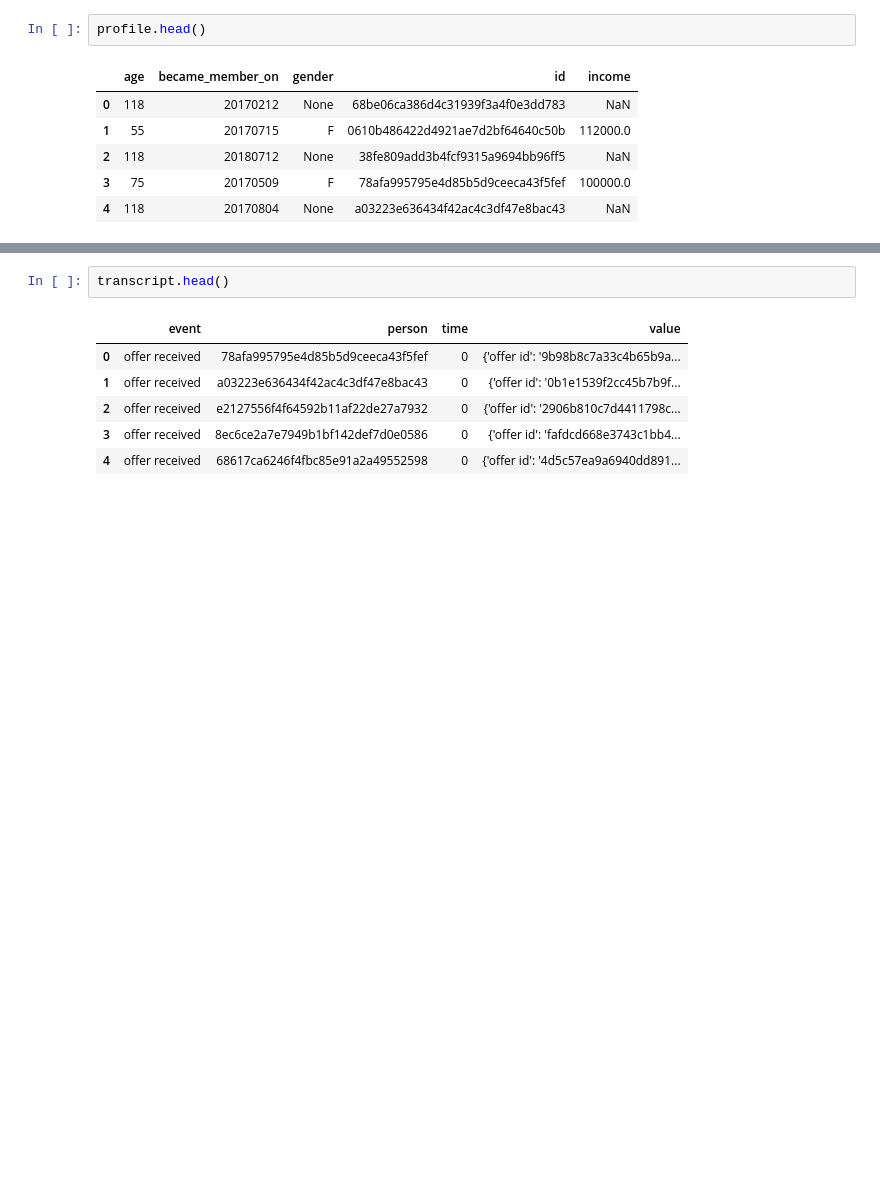
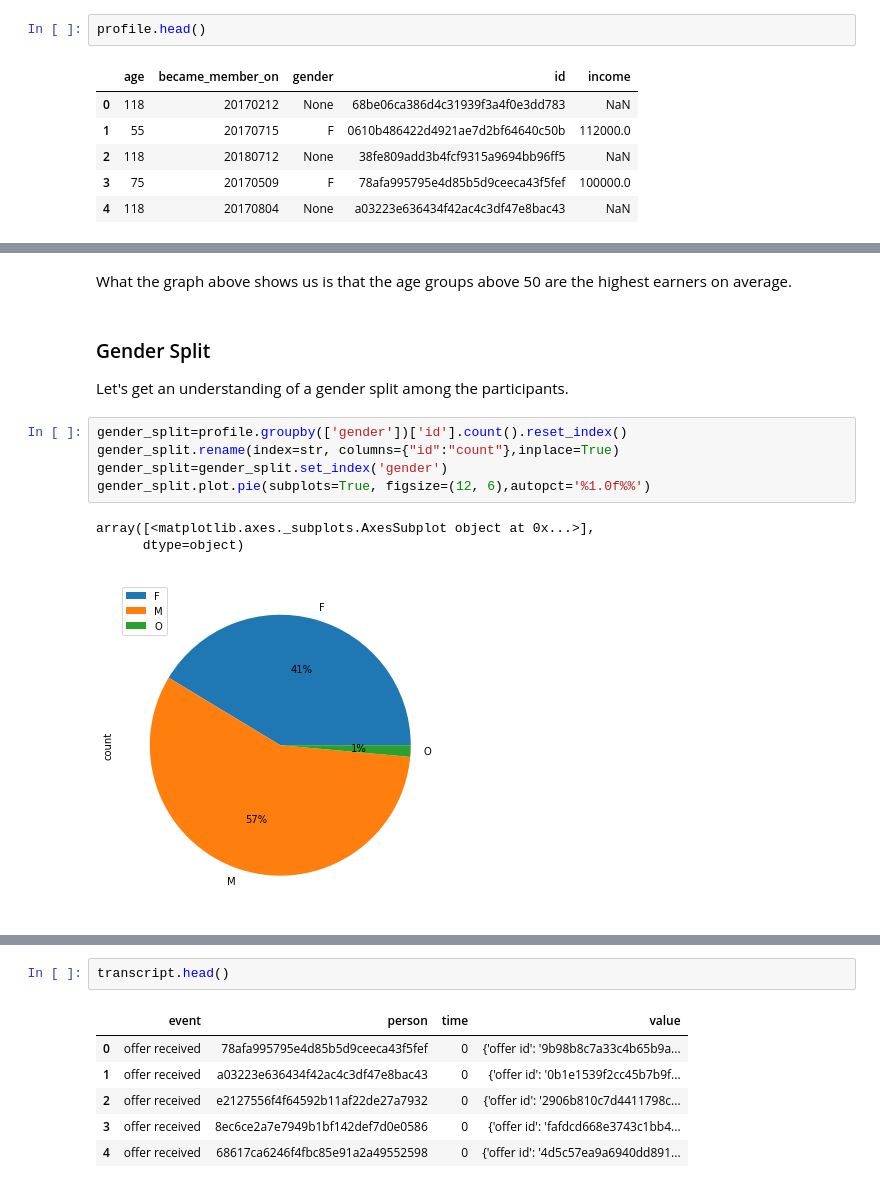
Before and after one commit to mxolisi/starbucks_coffee, a Jupyter notebook: Starbucks_Capstone_notebook.ipynb, the cells around one changed output, grey strips where cells are left out. Cells and saved outputs as stored; diff of their text form; blank space fills up the shorter version.

Commit message:
Initial data understanding code

```diff
--- a/Starbucks_Capstone_notebook.ipynb
+++ b/Starbucks_Capstone_notebook.ipynb
@@ -121,0 +220,14 @@ profile.head()
+# %% [markdown]
+What the graph above shows us is that the age groups above 50 are the highest earners on average.
+# %% [markdown]
+### Gender Split
+Let's get an understanding of a gender split among the participants.
+# %%
+gender_split=profile.groupby(['gender'])['id'].count().reset_index()
+gender_split.rename(index=str, columns={"id":"count"},inplace=True)
+gender_split=gender_split.set_index('gender')
+gender_split.plot.pie(subplots=True, figsize=(12, 6),autopct='%1.0f%%')
+# %% [output]
+array([<matplotlib.axes._subplots.AxesSubplot object at 0x...>],
+      dtype=object)
+[figure, added]
```
Also changed, not shown: parts of 120 cells of this notebook.
